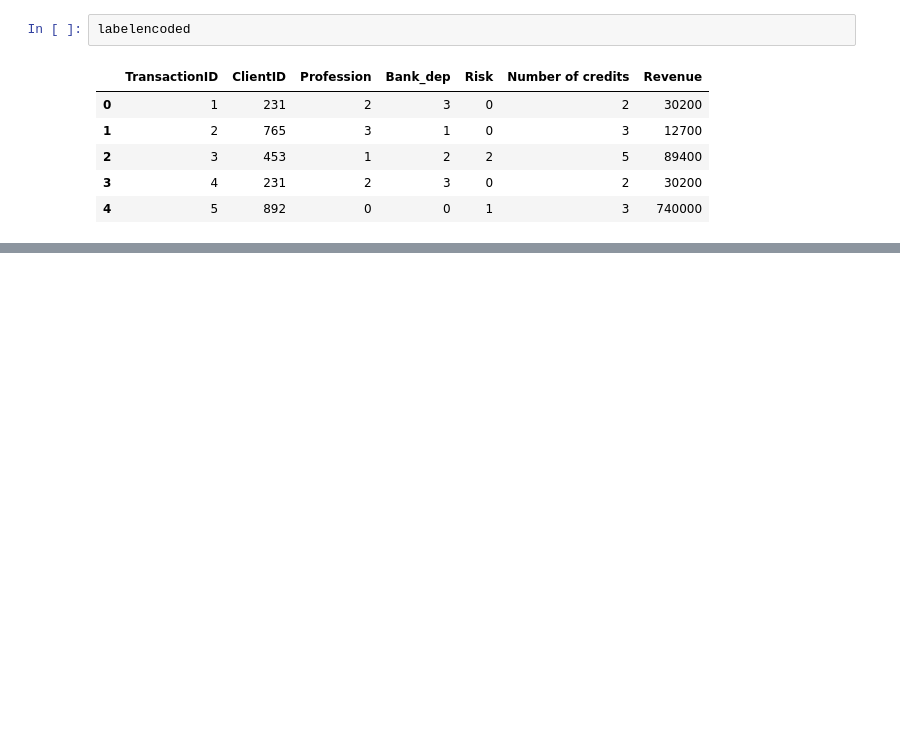
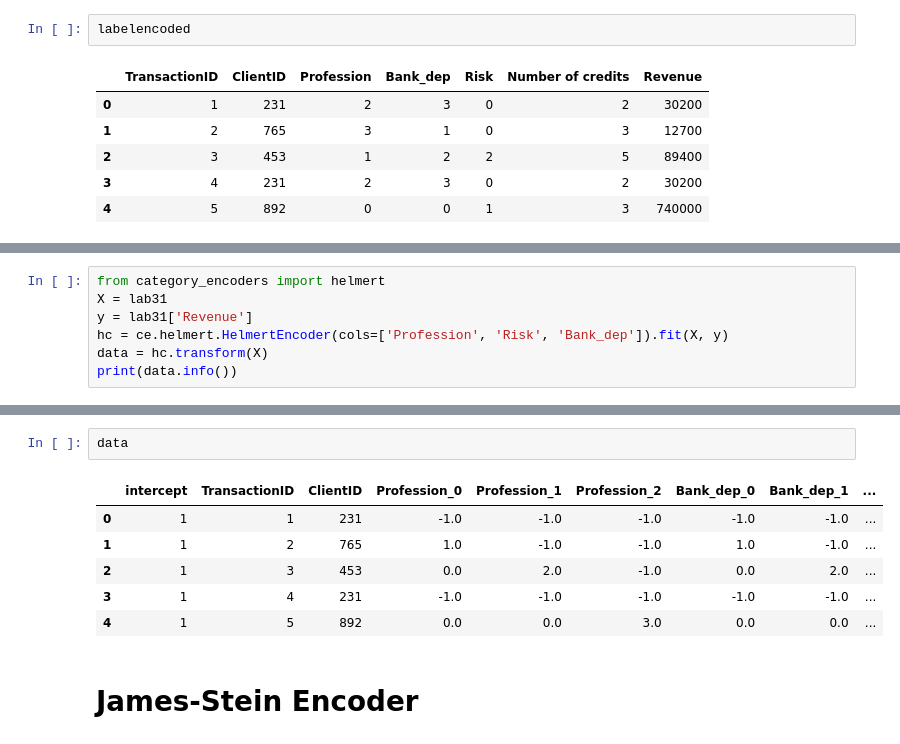
Before and after one commit to SarahL-Ironhack/IronSarah, a Jupyter notebook: labs/module 1/lab31/lab31.ipynb, the cells around one changed output, grey strips where cells are left out. Saved outputs shown, nothing was run; the diff lists cells and outputs as text; blank space fills up the shorter version.

```diff
--- a/labs/module 1/lab31/lab31.ipynb
+++ b/labs/module 1/lab31/lab31.ipynb
@@ -133,0 +225,7 @@ ValueError: Must train encoder before it can be used to transform data.
+# %%
+from category_encoders import helmert
+X = lab31
+y = lab31['Revenue']
+hc = ce.helmert.HelmertEncoder(cols=['Profession', 'Risk', 'Bank_dep']).fit(X, y)
+data = hc.transform(X)
+print(data.info())
@@ -133,0 +250,11 @@ ValueError: Must train encoder before it can be used to transform data.
+# %%
+data
+# %% [output]
+|  | intercept | TransactionID | ClientID | Profession_0 | Profession_1 | Profession_2 | Bank_dep_0 | Bank_dep_1 | ... |
+| 0 | 1 | 1 | 231 | -1.0 | -1.0 | -1.0 | -1.0 | -1.0 | ... |
+| 1 | 1 | 2 | 765 | 1.0 | -1.0 | -1.0 | 1.0 | -1.0 | ... |
+| 2 | 1 | 3 | 453 | 0.0 | 2.0 | -1.0 | 0.0 | 2.0 | ... |
+| 3 | 1 | 4 | 231 | -1.0 | -1.0 | -1.0 | -1.0 | -1.0 | ... |
+| 4 | 1 | 5 | 892 | 0.0 | 0.0 | 3.0 | 0.0 | 0.0 | ... |
+# %% [markdown]
+# James-Stein Encoder
```
Also changed, not shown: parts of 61 cells of this notebook.
